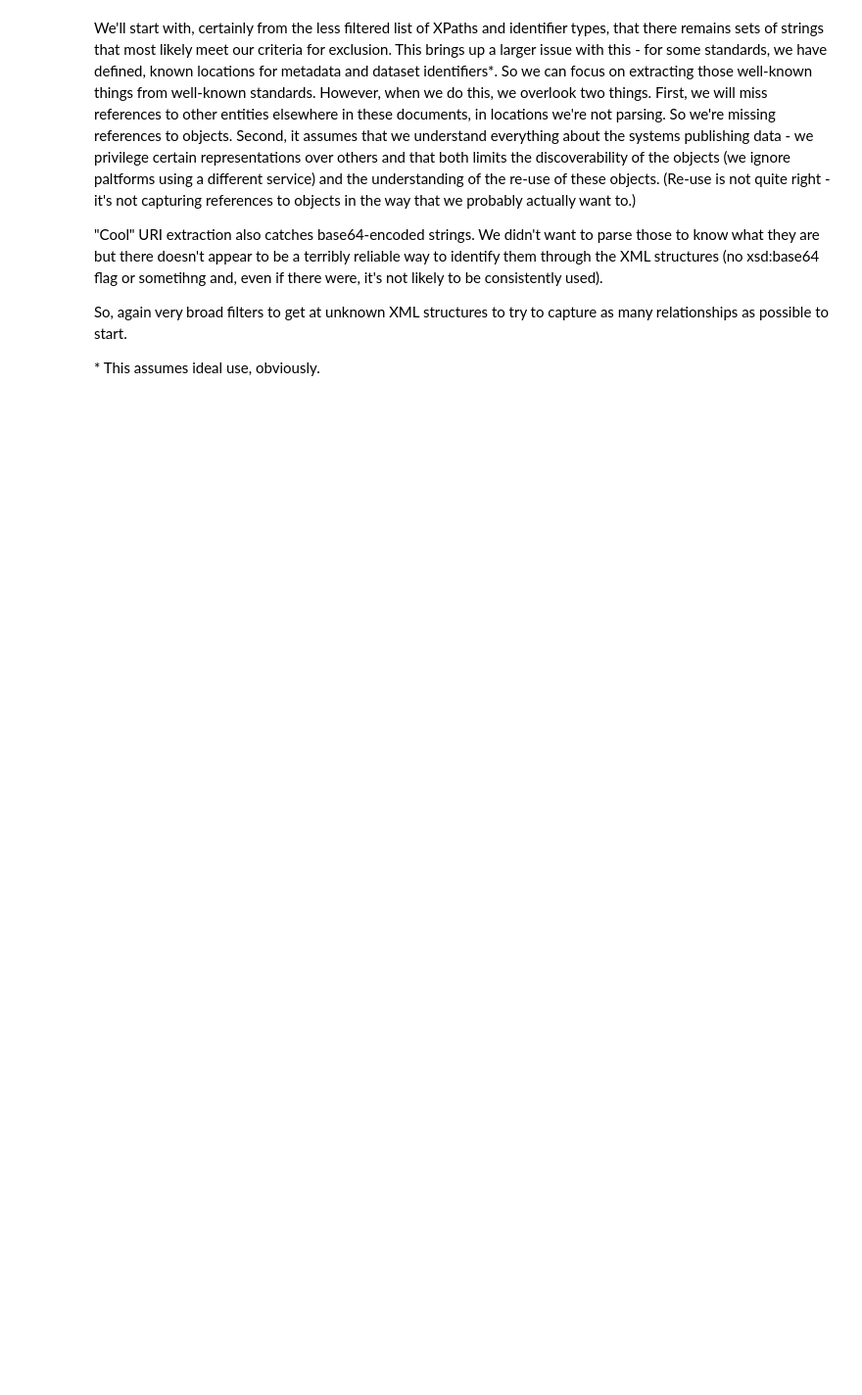
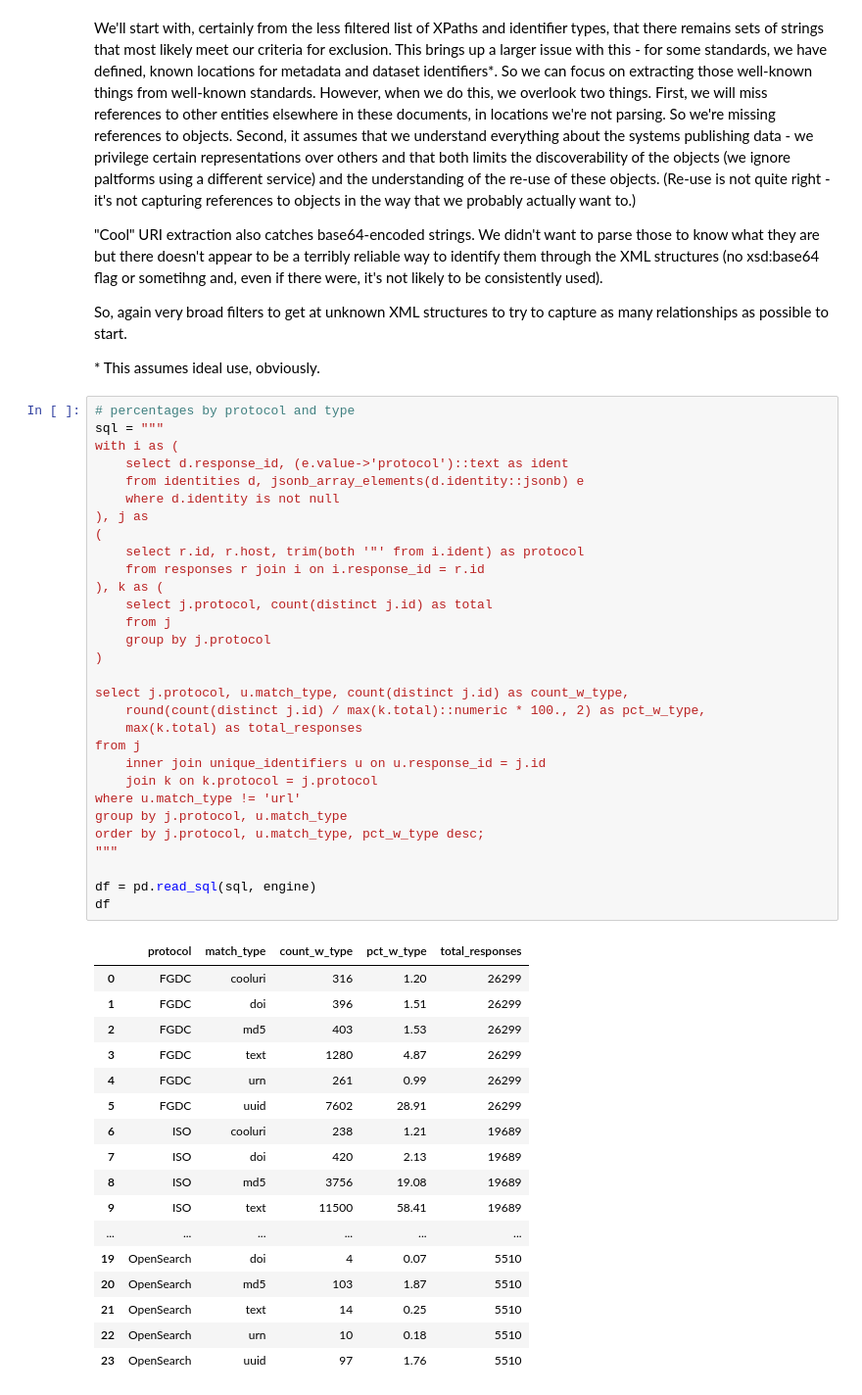
Before and after one commit to b-cube/Response-Identification-Info, a Jupyter notebook: notebooks/Analysis - Identifiers.ipynb, the cells around one changed output. Shown at 98% size. Saved outputs shown, nothing was run; the diff lists cells and outputs as text; blank space fills up the shorter version.

Commit message:
forgot the bin by protocol

```diff
--- a/notebooks/Analysis - Identifiers.ipynb
+++ b/notebooks/Analysis - Identifiers.ipynb
@@ -590,3 +590,51 @@ So, again very broad filters to get at unknown XML structures to try to capture
 
 
 \* This assumes ideal use, obviously.
+# %%
+# percentages by protocol and type
+sql = """
+with i as (
+	select d.response_id, (e.value->'protocol')::text as ident
+	from identities d, jsonb_array_elements(d.identity::jsonb) e
+	where d.identity is not null
+), j as
+(
+	select r.id, r.host, trim(both '"' from i.ident) as protocol
+	from responses r join i on i.response_id = r.id
+), k as (
+	select j.protocol, count(distinct j.id) as total
+	from j
+	group by j.protocol
+)
+
+select j.protocol, u.match_type, count(distinct j.id) as count_w_type,
+	round(count(distinct j.id) / max(k.total)::numeric * 100., 2) as pct_w_type,
+	max(k.total) as total_responses
+from j
+	inner join unique_identifiers u on u.response_id = j.id
+	join k on k.protocol = j.protocol
+where u.match_type != 'url'
+group by j.protocol, u.match_type
+order by j.protocol, u.match_type, pct_w_type desc;
+"""
+
+df = pd.read_sql(sql, engine)
+df
+# %% [output]
+|  | protocol | match_type | count_w_type | pct_w_type | total_responses |
+| 0 | FGDC | cooluri | 316 | 1.20 | 26299 |
+| 1 | FGDC | doi | 396 | 1.51 | 26299 |
+| 2 | FGDC | md5 | 403 | 1.53 | 26299 |
+| 3 | FGDC | text | 1280 | 4.87 | 26299 |
+| 4 | FGDC | urn | 261 | 0.99 | 26299 |
+| 5 | FGDC | uuid | 7602 | 28.91 | 26299 |
+| 6 | ISO | cooluri | 238 | 1.21 | 19689 |
+| 7 | ISO | doi | 420 | 2.13 | 19689 |
+| 8 | ISO | md5 | 3756 | 19.08 | 19689 |
+| 9 | ISO | text | 11500 | 58.41 | 19689 |
+| ... | ... | ... | ... | ... | ... |
+| 19 | OpenSearch | doi | 4 | 0.07 | 5510 |
+| 20 | OpenSearch | md5 | 103 | 1.87 | 5510 |
+| 21 | OpenSearch | text | 14 | 0.25 | 5510 |
+| 22 | OpenSearch | urn | 10 | 0.18 | 5510 |
+| 23 | OpenSearch | uuid | 97 | 1.76 | 5510 |
```
Also changed, not shown: 1 other file.
